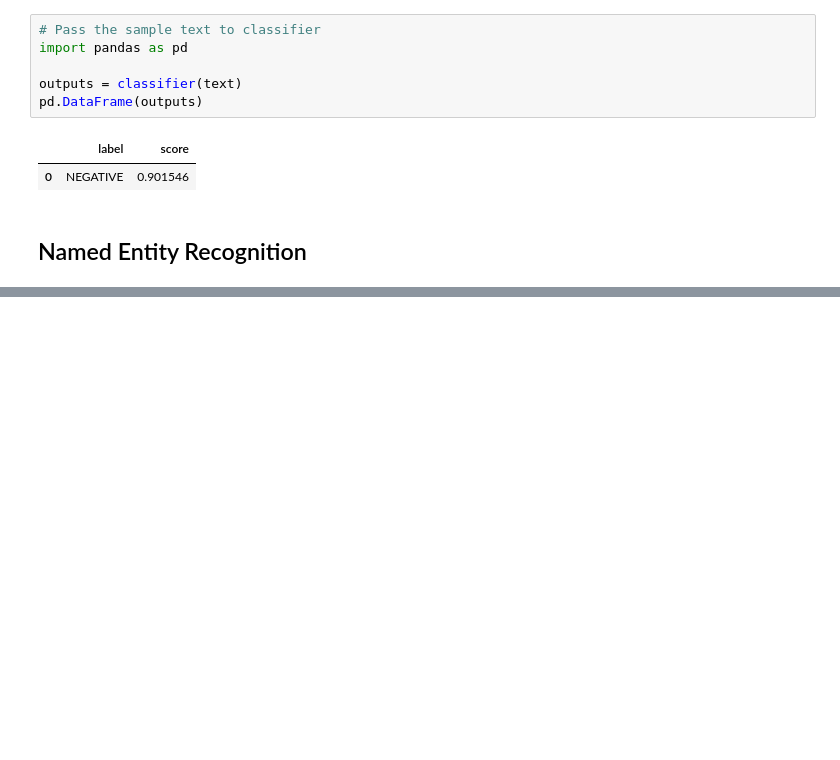
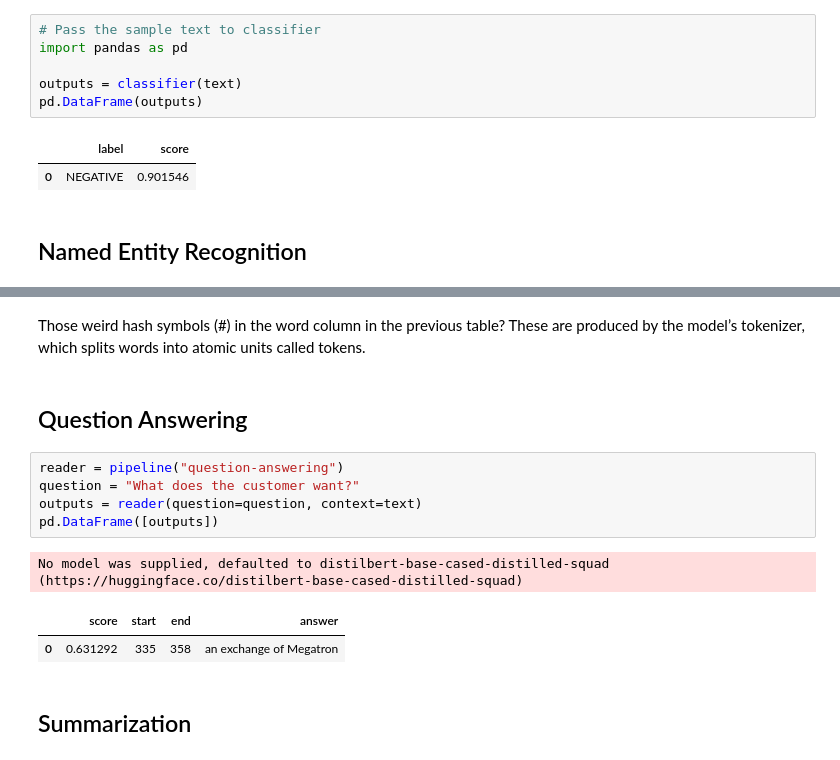
Before and after one commit to raghunandepu/Natural_Language_Processing, a Jupyter notebook: NLP with Tranformers/1_Hello_Transformers.ipynb, the cells around one changed output, grey strips where cells are left out. Drawn from its saved outputs; the diff is of its cells as text; blank space fills up the shorter version.

```diff
--- a/NLP with Tranformers/1_Hello_Transformers.ipynb
+++ b/NLP with Tranformers/1_Hello_Transformers.ipynb
@@ -50,0 +68,15 @@ pd.DataFrame(outputs)
+# %% [markdown]
+Those weird hash symbols (#) in the word column in the previous table? These are produced by the model’s tokenizer, which splits words into atomic units called tokens.
+# %% [markdown]
+## Question Answering
+# %%
+reader = pipeline("question-answering")
+question = "What does the customer want?"
+outputs = reader(question=question, context=text)
+pd.DataFrame([outputs])
+# %% [output]
+No model was supplied, defaulted to distilbert-base-cased-distilled-squad (https://huggingface.co/distilbert-base-cased-distilled-squad)
+|  | score | start | end | answer |
+| 0 | 0.631292 | 335 | 358 | an exchange of Megatron |
+# %% [markdown]
+## Summarization
```
Also changed, not shown: parts of 1 cell of this notebook.
